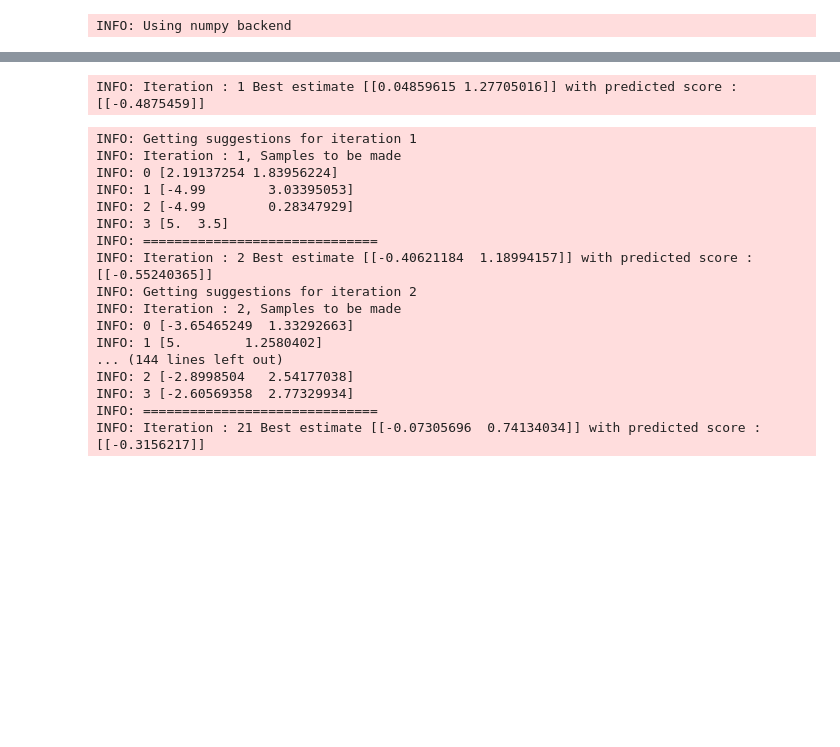
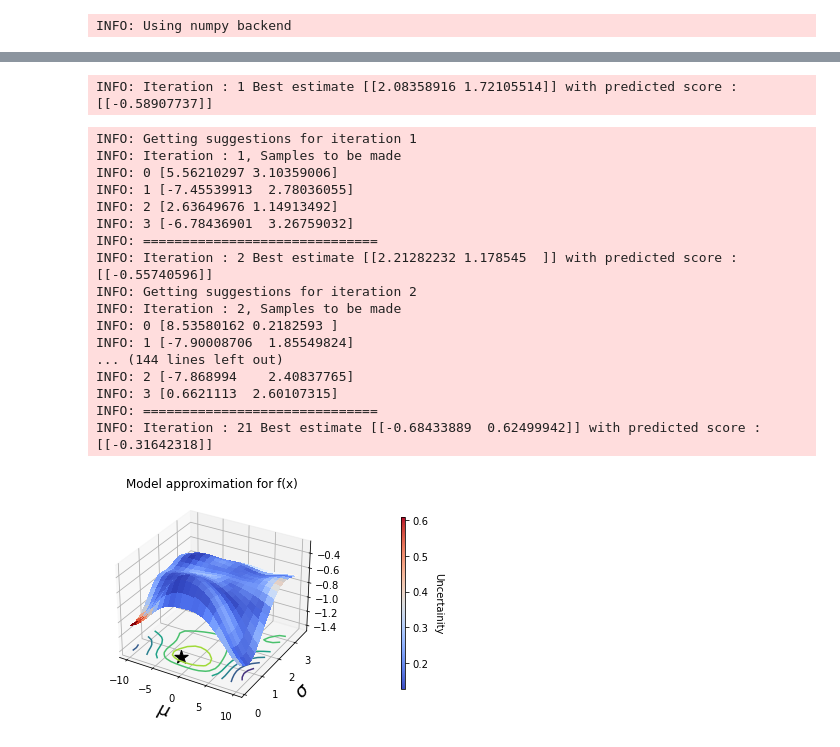
Before and after one commit to pozzo-research-group/HEAD, a Jupyter notebook: notebooks/example.ipynb, the cells around one changed output, grey strips where cells are left out. Drawn from its saved outputs; the diff is of its cells as text; code cells hidden in the pictures; blank space fills up the shorter version.

```diff
--- a/notebooks/example.ipynb
+++ b/notebooks/example.ipynb
@@ -36,11 +36,11 @@ xt, yt = sim.make_target(target)
 from head import AmplitudePhaseDistance
 
 def APdist(f1,f2):
-    da, dp = AmplitudePhaseDistance(f1,f2,xt)
+    da, dp = AmplitudePhaseDistance(f1+1e-6,f2+1e-6,xt)
 
     return -(da+dp)
 # %%
-Cmu = [-5,5]
+Cmu = [-10,10]
 Csig = [0.1,3.5]
 bounds = [Cmu, Csig]
 # %%
@@ -67,7 +67,7 @@ optim.update('../data/0.xlsx')
 optim.save()
 optim.get_current_best()
 # %% [output]
-INFO: Iteration : 1 Best estimate [[0.04859615 1.27705016]] with predicted score : [[-0.4875459]]
+INFO: Iteration : 1 Best estimate [[2.08358916 1.72105514]] with predicted score : [[-0.58907737]]
 # %%
 for i in range(1,21):
     # iteration i selection
@@ -82,18 +82,65 @@ for i in range(1,21):
 # %% [output]
 INFO: Getting suggestions for iteration 1
 INFO: Iteration : 1, Samples to be made
-INFO: 0 [2.19137254 1.83956224]
-INFO: 1 [-4.99        3.03395053]
-INFO: 2 [-4.99        0.28347929]
-INFO: 3 [5.  3.5]
+INFO: 0 [5.56210297 3.10359006]
+INFO: 1 [-7.45539913  2.78036055]
+INFO: 2 [2.63649676 1.14913492]
+INFO: 3 [-6.78436901  3.26759032]
 INFO: ==============================
-INFO: Iteration : 2 Best estimate [[-0.40621184  1.18994157]] with predicted score : [[-0.55240365]]
+INFO: Iteration : 2 Best estimate [[2.21282232 1.178545  ]] with predicted score : [[-0.55740596]]
 INFO: Getting suggestions for iteration 2
 INFO: Iteration : 2, Samples to be made
-INFO: 0 [-3.65465249  1.33292663]
-INFO: 1 [5.        1.2580402]
+INFO: 0 [8.53580162 0.2182593 ]
+INFO: 1 [-7.90008706  1.85549824]
 ... (144 lines left out)
-INFO: 2 [-2.8998504   2.54177038]
-INFO: 3 [-2.60569358  2.77329934]
+INFO: 2 [-7.868994    2.40837765]
+INFO: 3 [0.6621113  2.60107315]
 INFO: ==============================
-INFO: Iteration : 21 Best estimate [[-0.07305696  0.74134034]] with predicted score : [[-0.3156217]]
+INFO: Iteration : 21 Best estimate [[-0.68433889  0.62499942]] with predicted score : [[-0.31642318]]
+# %%
+import matplotlib.pyplot as plt
+from matplotlib.colors import LightSource
+from matplotlib import cm
+from matplotlib.colors import Normalize
+import head
+import torch
+tkwargs = {
+    "dtype": torch.double,
+    "device": torch.device("cuda" if torch.cuda.is_available() else "cpu"),
+}
+
+fig, ax = plt.subplots(subplot_kw={'projection':'3d'})
+
+ax.set_xlabel(r'$\mu$', fontsize=18)
+ax.set_ylabel(r'$\sigma$', fontsize=18)
+with torch.no_grad():
+    num_grid_spacing = 20
+    mu_grid = np.linspace(*bounds[0], num=num_grid_spacing)
+    sig_grid = np.linspace(*bounds[1], num=num_grid_spacing)
+    test_x = head.Grid(mu_grid, sig_grid).points
+    posterior = optim.model.posterior(optim.inp.transform(torch.tensor(test_x).to(**tkwargs)))
+    posterior_mean = posterior.mean.cpu().numpy()
+    lower, upper = posterior.mvn.confidence_region()
+    confidence = np.abs((lower-upper).numpy())
+    ls = LightSource(0, 0)
+    rgb = ls.shade(confidence.reshape(num_grid_spacing,num_grid_spacing),
+                   cmap=cm.coolwarm, vert_exag=0.1, blend_mode='soft')
+    XX, YY = np.meshgrid(mu_grid, sig_grid)
+    Z = posterior_mean.reshape(num_grid_spacing,num_grid_spacing)
+    sc = ax.plot_surface(XX, YY, Z,
+                    rstride=1, cstride=1,
+                    facecolors=rgb,
+                    linewidth=0, antialiased=False, shade=False)
+    ax.contour(XX, YY, Z, zdir='z', offset=-1.4, cmap=cm.viridis)
+    ax.scatter(target[0], target[1], zs=-1.4, zdir='z', marker='*', s=200,color='k')
+    ax.set_title('Model approximation for f(x)')
+    cmap = cm.get_cmap('coolwarm')
+    norm = Normalize(vmin=confidence.min(), vmax = confidence.max())
+    cax = plt.axes([0.95, 0.2, 0.01, 0.6])
+    cbar = fig.colorbar(cm.ScalarMappable(norm=norm, cmap=cmap), cax=cax)
+    cbar.ax.set_ylabel('Uncertainity', rotation=270)
+    cbar.ax.get_yaxis().labelpad = 15
+
+plt.show()
+# %% [output]
+[figure, added]
```
Also changed, not shown: parts of 2 cells of this notebook, 3 other files.
